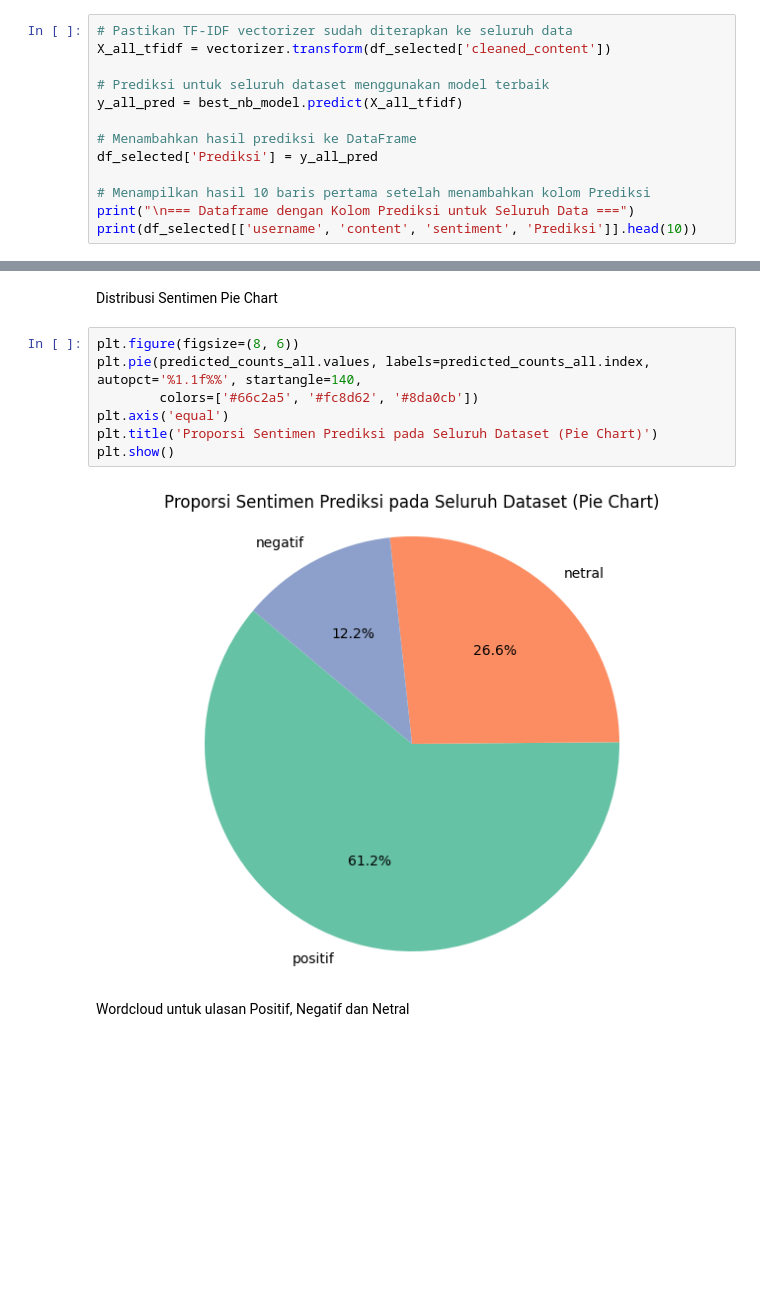
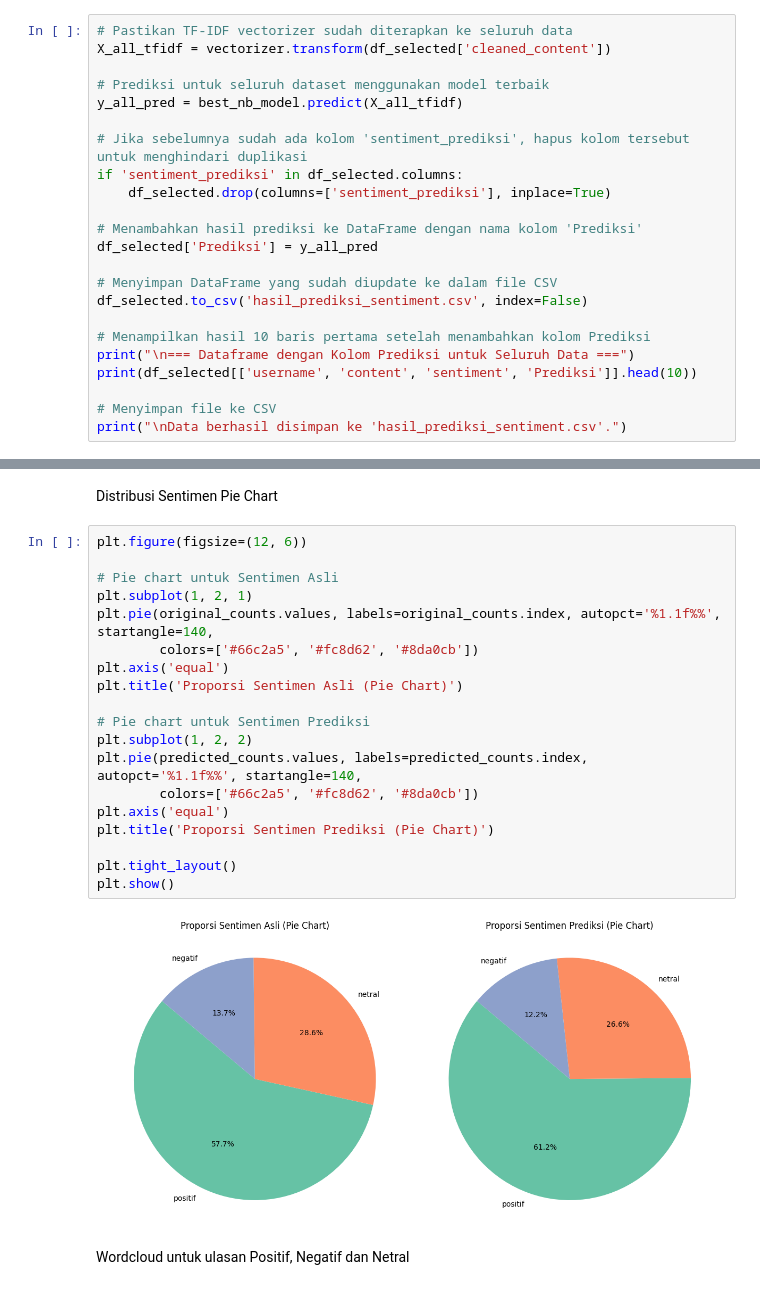
Before and after one commit to SofiNurul/SKRIPSI, a Jupyter notebook: Salinan_dari_Percobaan_Sentiment_Analisis_Produk_Penghilang_Bekas_Luka_di_Shopee_Dengan_Algoritma_Naive_Bayes.ipynb, the cells around one changed output, grey strips where cells are left out. Cells and saved outputs as stored; diff of their text form; blank space fills up the shorter version.

```diff
--- a/Salinan_dari_Percobaan_Sentiment_Analisis_Produk_Penghilang_Bekas_Luka_di_Shopee_Dengan_Algoritma_Naive_Bayes.ipynb
+++ b/Salinan_dari_Percobaan_Sentiment_Analisis_Produk_Penghilang_Bekas_Luka_di_Shopee_Dengan_Algoritma_Naive_Bayes.ipynb
@@ -415,12 +402,22 @@ X_all_tfidf = vectorizer.transform(df_selected['cleaned_content'])
 # Prediksi untuk seluruh dataset menggunakan model terbaik
 y_all_pred = best_nb_model.predict(X_all_tfidf)
 
-# Menambahkan hasil prediksi ke DataFrame
+# Jika sebelumnya sudah ada kolom 'sentiment_prediksi', hapus kolom tersebut untuk menghindari duplikasi
+if 'sentiment_prediksi' in df_selected.columns:
+    df_selected.drop(columns=['sentiment_prediksi'], inplace=True)
+
+# Menambahkan hasil prediksi ke DataFrame dengan nama kolom 'Prediksi'
 df_selected['Prediksi'] = y_all_pred
+
+# Menyimpan DataFrame yang sudah diupdate ke dalam file CSV
+df_selected.to_csv('hasil_prediksi_sentiment.csv', index=False)
 
 # Menampilkan hasil 10 baris pertama setelah menambahkan kolom Prediksi
 print("\n=== Dataframe dengan Kolom Prediksi untuk Seluruh Data ===")
 print(df_selected[['username', 'content', 'sentiment', 'Prediksi']].head(10))
+
+# Menyimpan file ke CSV
+print("\nData berhasil disimpan ke 'hasil_prediksi_sentiment.csv'.")
 # %% [output]
 === Dataframe dengan Kolom Prediksi untuk Seluruh Data ===
                  username                                            content  \
@@ -476,14 +499,26 @@ Passing `palette` without assigning `hue` is deprecated and will be removed in v
 # %% [markdown]
 Distribusi Sentimen Pie Chart
 # %%
-plt.figure(figsize=(8, 6))
-plt.pie(predicted_counts_all.values, labels=predicted_counts_all.index, autopct='%1.1f%%', startangle=140,
+plt.figure(figsize=(12, 6))
+
+# Pie chart untuk Sentimen Asli
+plt.subplot(1, 2, 1)
+plt.pie(original_counts.values, labels=original_counts.index, autopct='%1.1f%%', startangle=140,
         colors=['#66c2a5', '#fc8d62', '#8da0cb'])
 plt.axis('equal')
-plt.title('Proporsi Sentimen Prediksi pada Seluruh Dataset (Pie Chart)')
+plt.title('Proporsi Sentimen Asli (Pie Chart)')
+
+# Pie chart untuk Sentimen Prediksi
+plt.subplot(1, 2, 2)
+plt.pie(predicted_counts.values, labels=predicted_counts.index, autopct='%1.1f%%', startangle=140,
+        colors=['#66c2a5', '#fc8d62', '#8da0cb'])
+plt.axis('equal')
+plt.title('Proporsi Sentimen Prediksi (Pie Chart)')
+
+plt.tight_layout()
 plt.show()
 # %% [output]
-[figure, old version]
+[figure, new version]
 # %% [markdown]
 Wordcloud untuk ulasan Positif, Negatif dan Netral
 # %%
```
Also changed, not shown: parts of 8 cells of this notebook.
